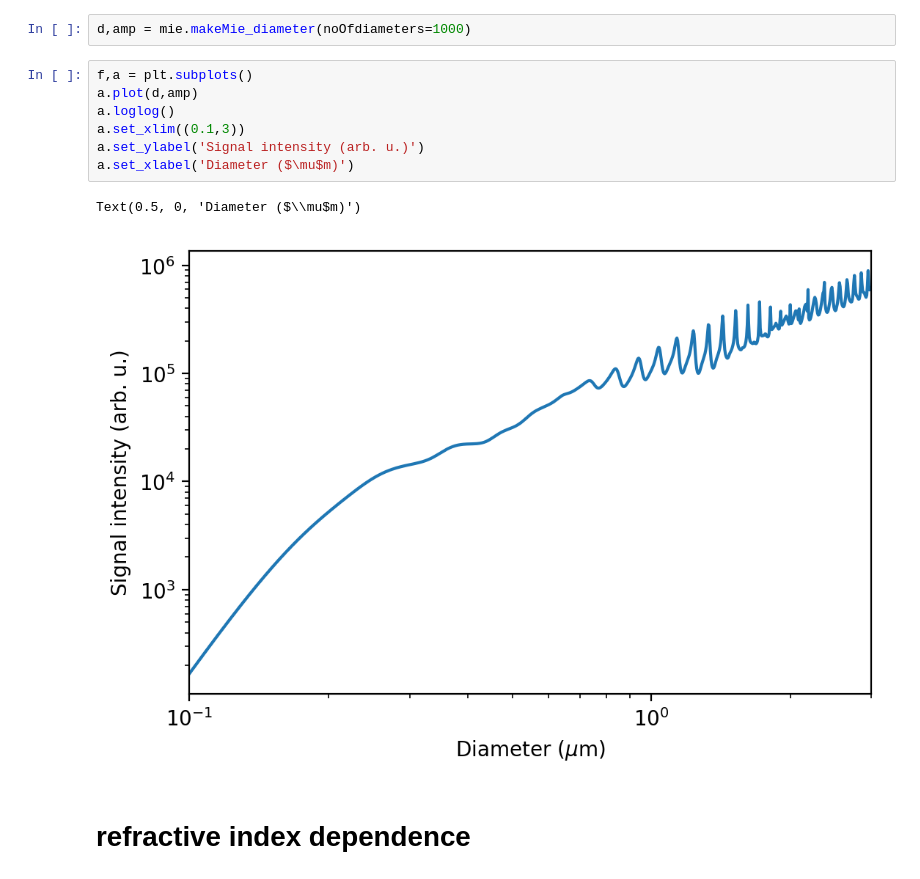
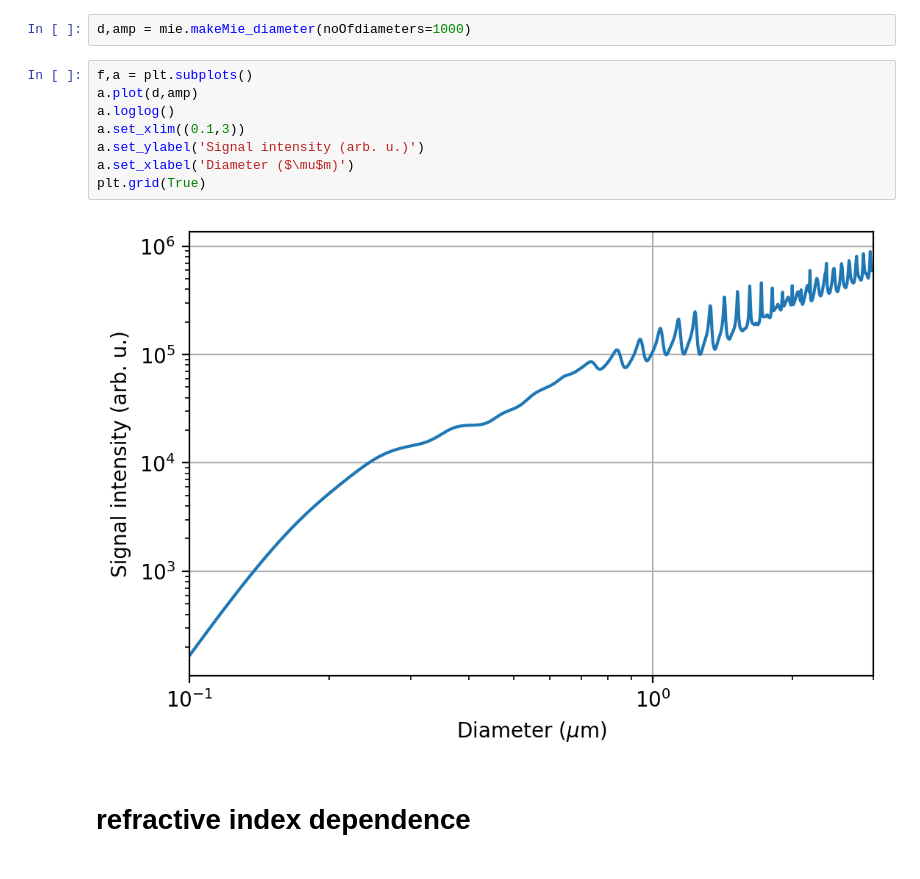
Before and after one commit to wblumberg/atm-py, a Jupyter notebook: examples/instruments_POPS_mie.ipynb, the cells around one changed output. Drawn from its saved outputs; the diff is of its cells as text.

```diff
--- a/examples/instruments_POPS_mie.ipynb
+++ b/examples/instruments_POPS_mie.ipynb
@@ -17,13 +17,13 @@ d,amp = mie.makeMie_diameter(noOfdiameters=1000)
 # %%
 f,a = plt.subplots()
 a.plot(d,amp)
 a.loglog()
 a.set_xlim((0.1,3))
 a.set_ylabel('Signal intensity (arb. u.)')
 a.set_xlabel('Diameter ($\mu$m)')
+plt.grid(True)
 # %% [output]
-Text(0.5, 0, 'Diameter ($\\mu$m)')
-[figure, old version]
+[figure, new version]
 # %% [markdown]
 # refractive index dependence
 # %%
```
Also changed, not shown: parts of 1 cell of this notebook, 5 other files.
